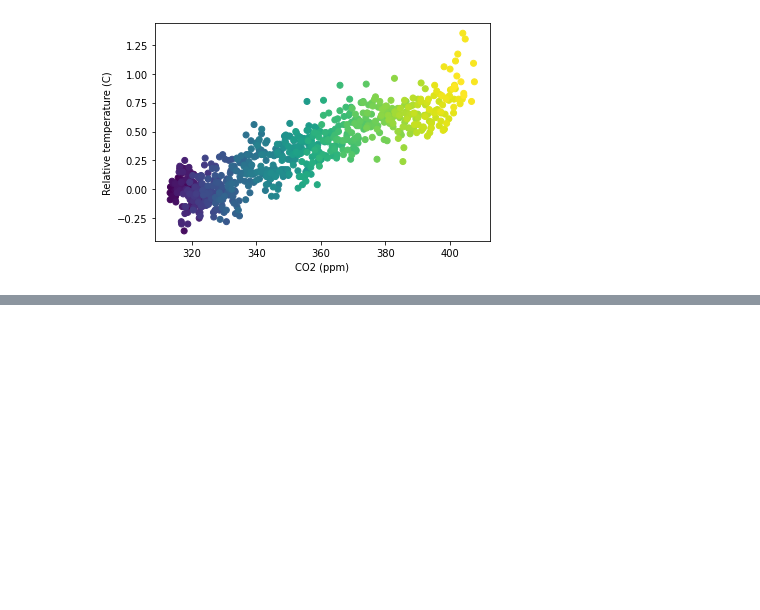
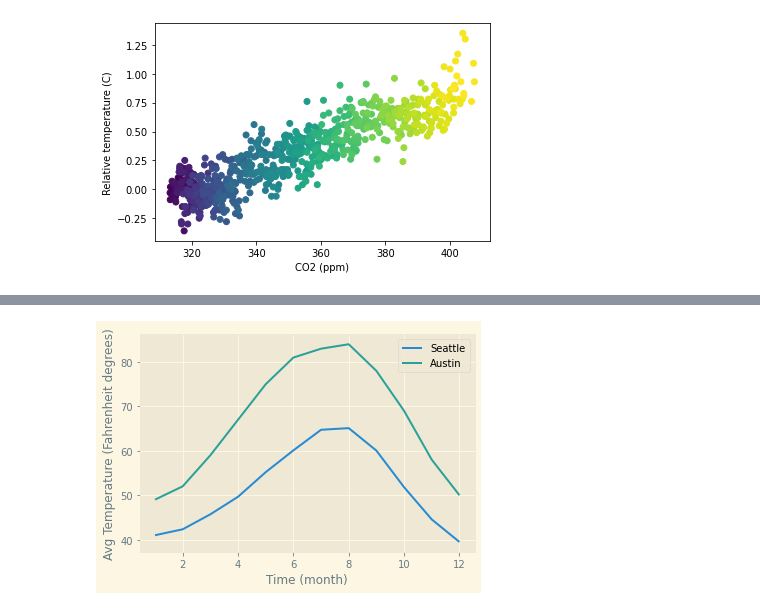
Before and after one commit to johnhhu2020/DataCamp-Data-Scientist-with-Python-Track, a Jupyter notebook: DataCamp Introduction to Data Visualization with Matplotlib.ipynb, the cells around one changed output, grey strips where cells are left out. Saved outputs shown, nothing was run; the diff lists cells and outputs as text; code cells hidden in the pictures; blank space fills up the shorter version.

```diff
--- a/DataCamp Introduction to Data Visualization with Matplotlib.ipynb
+++ b/DataCamp Introduction to Data Visualization with Matplotlib.ipynb
@@ -1955,0 +2169,18 @@ plt.show()
+# %%
+
+plt.style.use('Solarize_Light2')
+
+fig, ax = plt.subplots()
+
+ax.plot(seattle.index, seattle['MLY-TAVG-NORMAL'], label='Seattle')
+ax.plot(austin.index, austin['MLY-TAVG-NORMAL'], label='Austin')
+
+ax.set_xlabel('Time (month)')
+ax.set_ylabel('Avg Temperature (Fahrenheit degrees)')
+
+
+ax.legend()
+
+plt.show()
+# %% [output]
+[figure, added]
```
Also changed, not shown: parts of 8 cells of this notebook.
